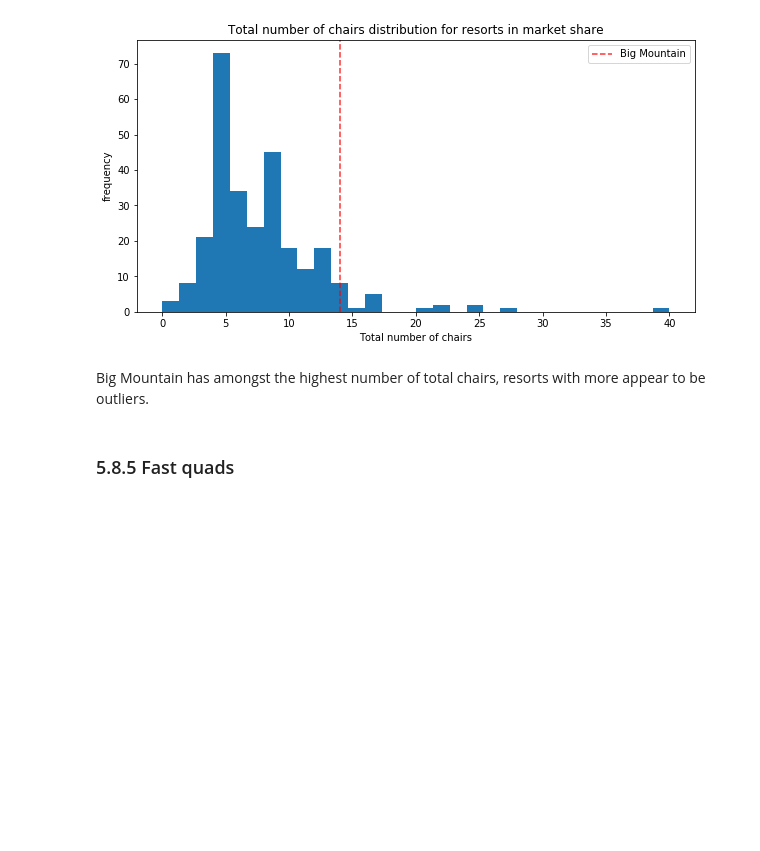
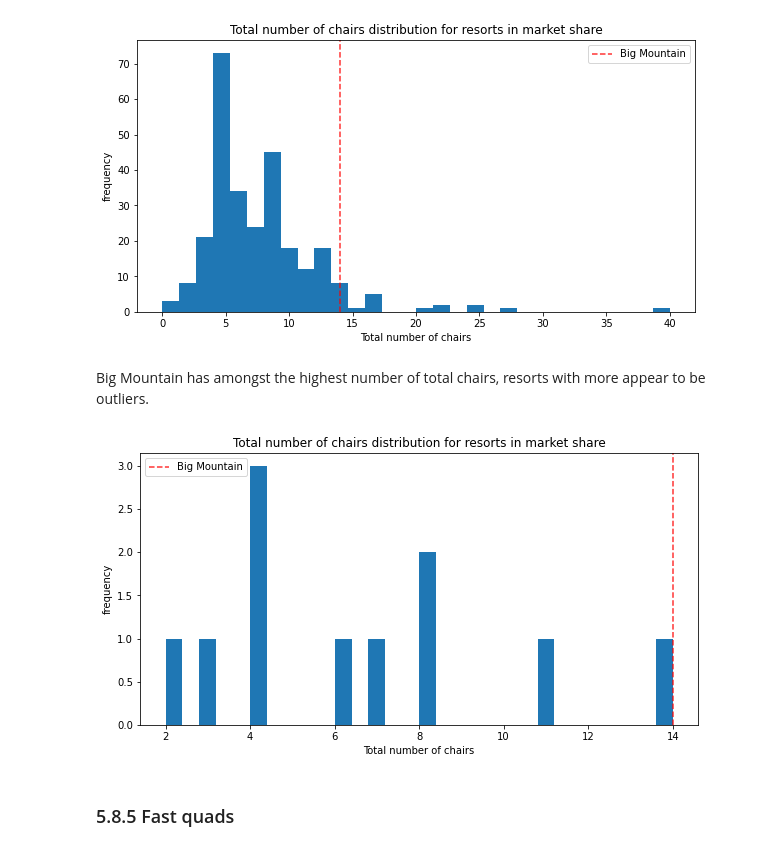
Before and after one commit to asullivan42/DataScienceGuidedCapstone, a Jupyter notebook: Notebooks/05_modeling.ipynb, the cells around one changed output. Drawn from its saved outputs; the diff is of its cells as text; code cells hidden in the pictures; blank space fills up the shorter version.

```diff
--- a/Notebooks/05_modeling.ipynb
+++ b/Notebooks/05_modeling.ipynb
@@ -241,6 +279,10 @@ plot_compare('total_chairs', 'Total number of chairs')
 [figure]
 # %% [markdown]
 Big Mountain has amongst the highest number of total chairs, resorts with more appear to be outliers.
+# %%
+plot_compare('total_chairs', 'Total number of chairs', state='Montana')
+# %% [output]
+[figure, added]
 # %% [markdown]
 ### 5.8.5 Fast quads<a id='5.8.5_Fast_quads'></a>
 # %%
```
Also changed, not shown: parts of 22 cells of this notebook, 7 other files.
